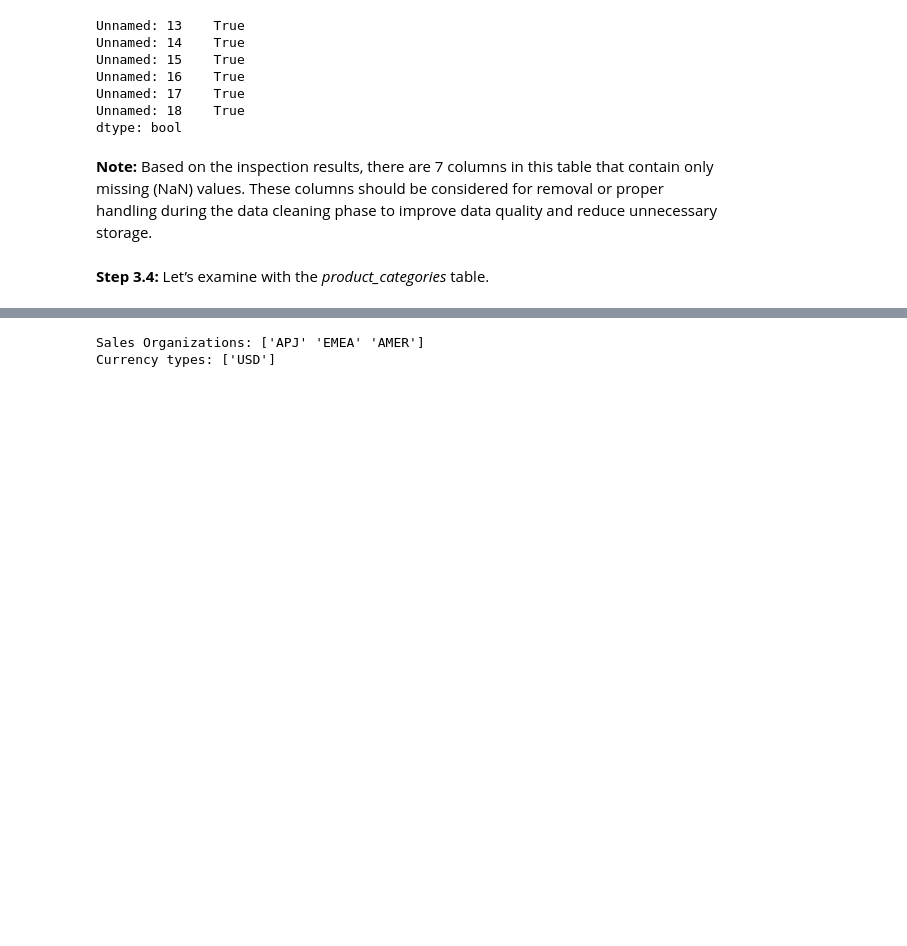
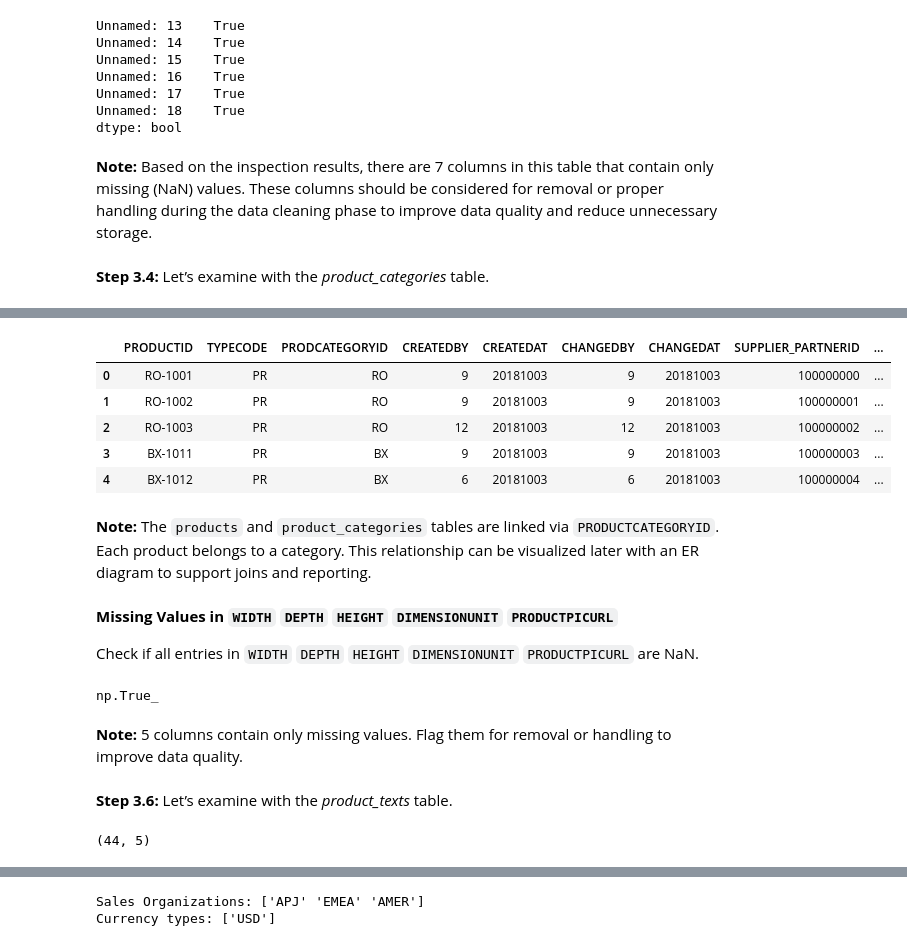
Before and after one commit to sinemarslan0/bike-sales-data-engineering, a Jupyter notebook: 01_eda_bike_sales.ipynb, the cells around one changed output, grey strips where cells are left out. Cells and saved outputs as stored; diff of their text form; code cells hidden in the pictures; blank space fills up the shorter version.

```diff
--- a/01_eda_bike_sales.ipynb
+++ b/01_eda_bike_sales.ipynb
@@ -202,0 +311,33 @@ dtype: bool
+# %%
+# Preview of the products table
+products.head()
+# %% [output]
+|  | PRODUCTID | TYPECODE | PRODCATEGORYID | CREATEDBY | CREATEDAT | CHANGEDBY | CHANGEDAT | SUPPLIER_PARTNERID | ... |
+| 0 | RO-1001 | PR | RO | 9 | 20181003 | 9 | 20181003 | 100000000 | ... |
+| 1 | RO-1002 | PR | RO | 9 | 20181003 | 9 | 20181003 | 100000001 | ... |
+| 2 | RO-1003 | PR | RO | 12 | 20181003 | 12 | 20181003 | 100000002 | ... |
+| 3 | BX-1011 | PR | BX | 9 | 20181003 | 9 | 20181003 | 100000003 | ... |
+| 4 | BX-1012 | PR | BX | 6 | 20181003 | 6 | 20181003 | 100000004 | ... |
+# %% [markdown]
+**Note:** The `products` and `product_categories` tables are linked via `PRODUCTCATEGORYID`. Each product belongs to a category. This relationship can be visualized later with an ER diagram to support joins and reporting.
+# %% [markdown]
+**Missing Values in `WIDTH` `DEPTH` `HEIGHT` `DIMENSIONUNIT` `PRODUCTPICURL`**
+
+Check if all entries in `WIDTH` `DEPTH` `HEIGHT` `DIMENSIONUNIT` `PRODUCTPICURL` are NaN.
+# %%
+products["WIDTH"].isna().all()
+products["DEPTH"].isna().all()
+products["HEIGHT"].isna().all()
+products["DIMENSIONUNIT"].isna().all()
+products["PRODUCTPICURL"].isna().all()
+# %% [output]
+np.True_
+# %% [markdown]
+**Note:** 5 columns contain only missing values. Flag them for removal or handling to improve data quality.
+# %% [markdown]
+**Step 3.6:** Let’s examine with the *product_texts* table.
+# %%
+# Check how large the product_texts table is
+product_texts.shape
+# %% [output]
+(44, 5)
```
Also changed, not shown: parts of 45 cells of this notebook.
